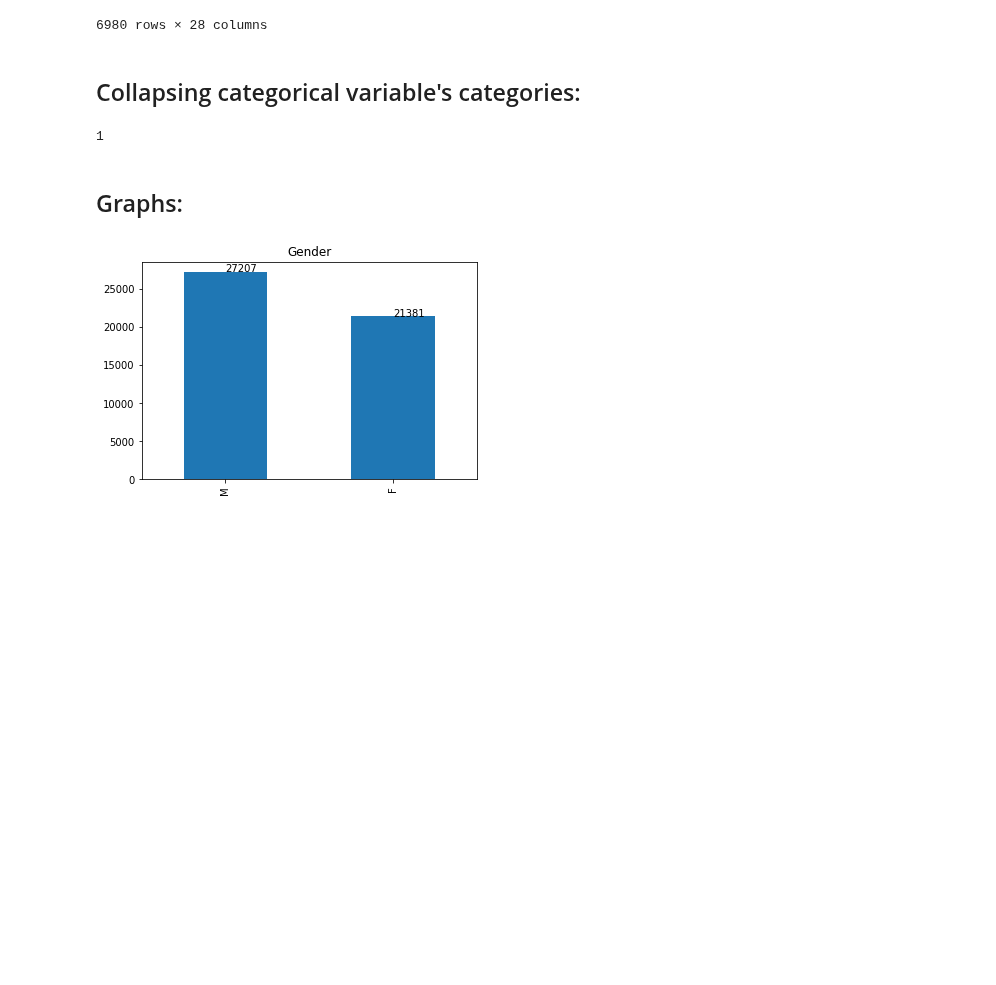
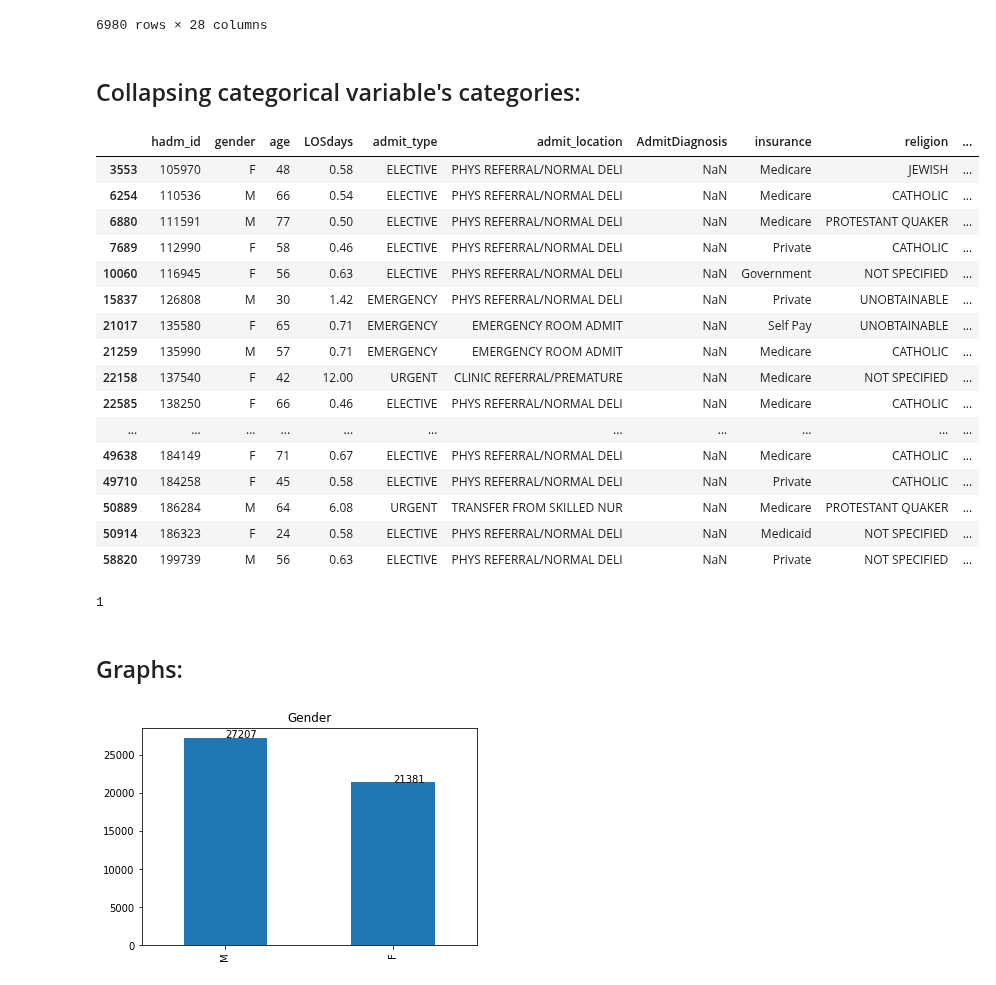
Before and after one commit to derek-y-lee/uclabiostat-thesis, a Jupyter notebook: los-prediction.ipynb, the cells around one changed output. Cells and saved outputs as stored; diff of their text form; code cells hidden in the pictures; blank space fills up the shorter version.

```diff
--- a/los-prediction.ipynb
+++ b/los-prediction.ipynb
@@ -184,6 +193,26 @@ raw_completecase[raw_completecase.AdmitProcedure=='na']
 6980 rows × 28 columns
 # %% [markdown]
 ## Collapsing categorical variable's categories:
+# %%
+raw[raw['AdmitDiagnosis'].isna()]
+# %% [output]
+|  | hadm_id | gender | age | LOSdays | admit_type | admit_location | AdmitDiagnosis | insurance | religion | ... |
+| 3553 | 105970 | F | 48 | 0.58 | ELECTIVE | PHYS REFERRAL/NORMAL DELI | NaN | Medicare | JEWISH | ... |
+| 6254 | 110536 | M | 66 | 0.54 | ELECTIVE | PHYS REFERRAL/NORMAL DELI | NaN | Medicare | CATHOLIC | ... |
+| 6880 | 111591 | M | 77 | 0.50 | ELECTIVE | PHYS REFERRAL/NORMAL DELI | NaN | Medicare | PROTESTANT QUAKER | ... |
+| 7689 | 112990 | F | 58 | 0.46 | ELECTIVE | PHYS REFERRAL/NORMAL DELI | NaN | Private | CATHOLIC | ... |
+| 10060 | 116945 | F | 56 | 0.63 | ELECTIVE | PHYS REFERRAL/NORMAL DELI | NaN | Government | NOT SPECIFIED | ... |
+| 15837 | 126808 | M | 30 | 1.42 | EMERGENCY | PHYS REFERRAL/NORMAL DELI | NaN | Private | UNOBTAINABLE | ... |
+| 21017 | 135580 | F | 65 | 0.71 | EMERGENCY | EMERGENCY ROOM ADMIT | NaN | Self Pay | UNOBTAINABLE | ... |
+| 21259 | 135990 | M | 57 | 0.71 | EMERGENCY | EMERGENCY ROOM ADMIT | NaN | Medicare | CATHOLIC | ... |
+| 22158 | 137540 | F | 42 | 12.00 | URGENT | CLINIC REFERRAL/PREMATURE | NaN | Medicare | NOT SPECIFIED | ... |
+| 22585 | 138250 | F | 66 | 0.46 | ELECTIVE | PHYS REFERRAL/NORMAL DELI | NaN | Medicare | CATHOLIC | ... |
+| ... | ... | ... | ... | ... | ... | ... | ... | ... | ... | ... |
+| 49638 | 184149 | F | 71 | 0.67 | ELECTIVE | PHYS REFERRAL/NORMAL DELI | NaN | Medicare | CATHOLIC | ... |
+| 49710 | 184258 | F | 45 | 0.58 | ELECTIVE | PHYS REFERRAL/NORMAL DELI | NaN | Private | CATHOLIC | ... |
+| 50889 | 186284 | M | 64 | 6.08 | URGENT | TRANSFER FROM SKILLED NUR | NaN | Medicare | PROTESTANT QUAKER | ... |
+| 50914 | 186323 | F | 24 | 0.58 | ELECTIVE | PHYS REFERRAL/NORMAL DELI | NaN | Medicaid | NOT SPECIFIED | ... |
+| 58820 | 199739 | M | 56 | 0.63 | ELECTIVE | PHYS REFERRAL/NORMAL DELI | NaN | Private | NOT SPECIFIED | ... |
 # %%
 # raw['AdmitDiagnosis'] = raw['AdmitDiagnosis'].replace([' PERFORATED DIVERTICULITIS STATUS/POST HARTMANN PROCEDURE/SDA',
 #                                                                             'ABDOMINAL ABSCESS',
```
Also changed, not shown: parts of 14 cells of this notebook.
